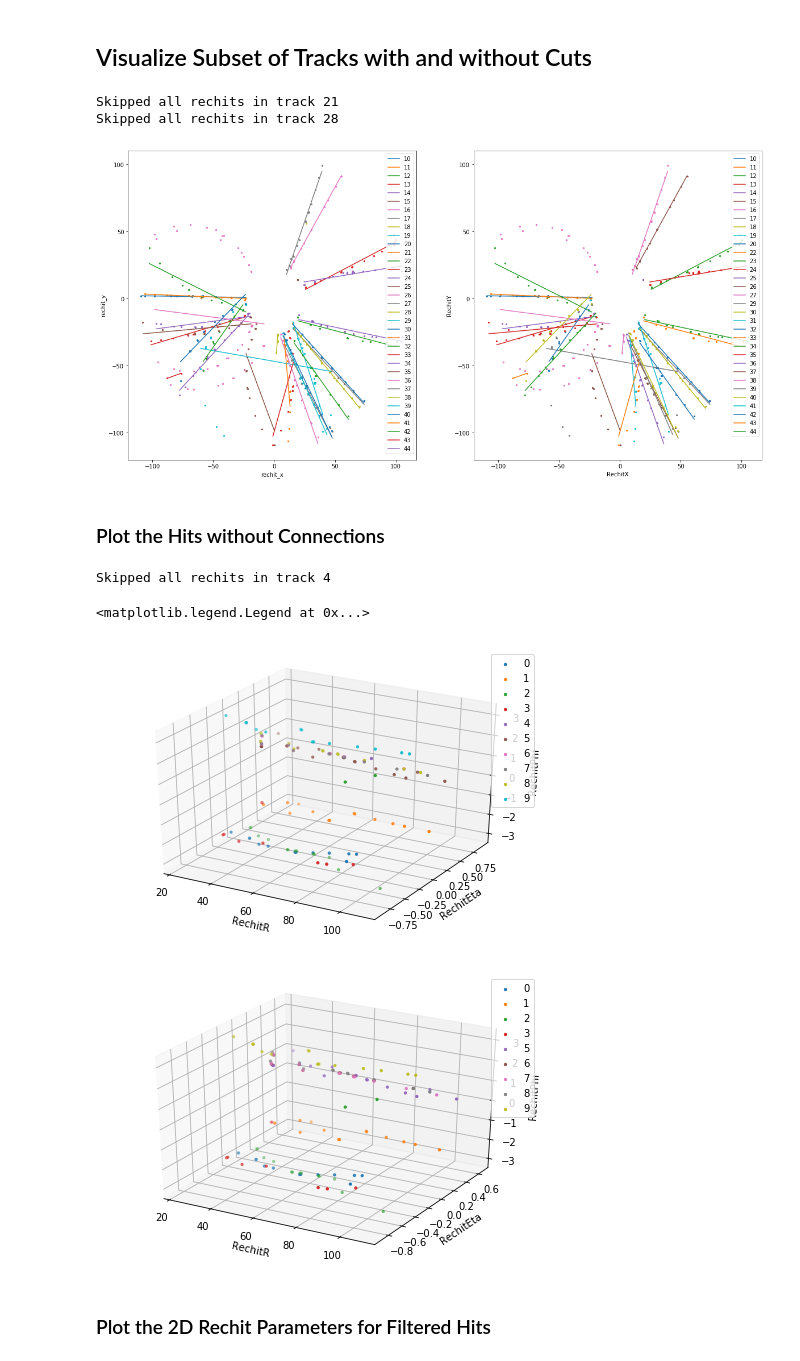
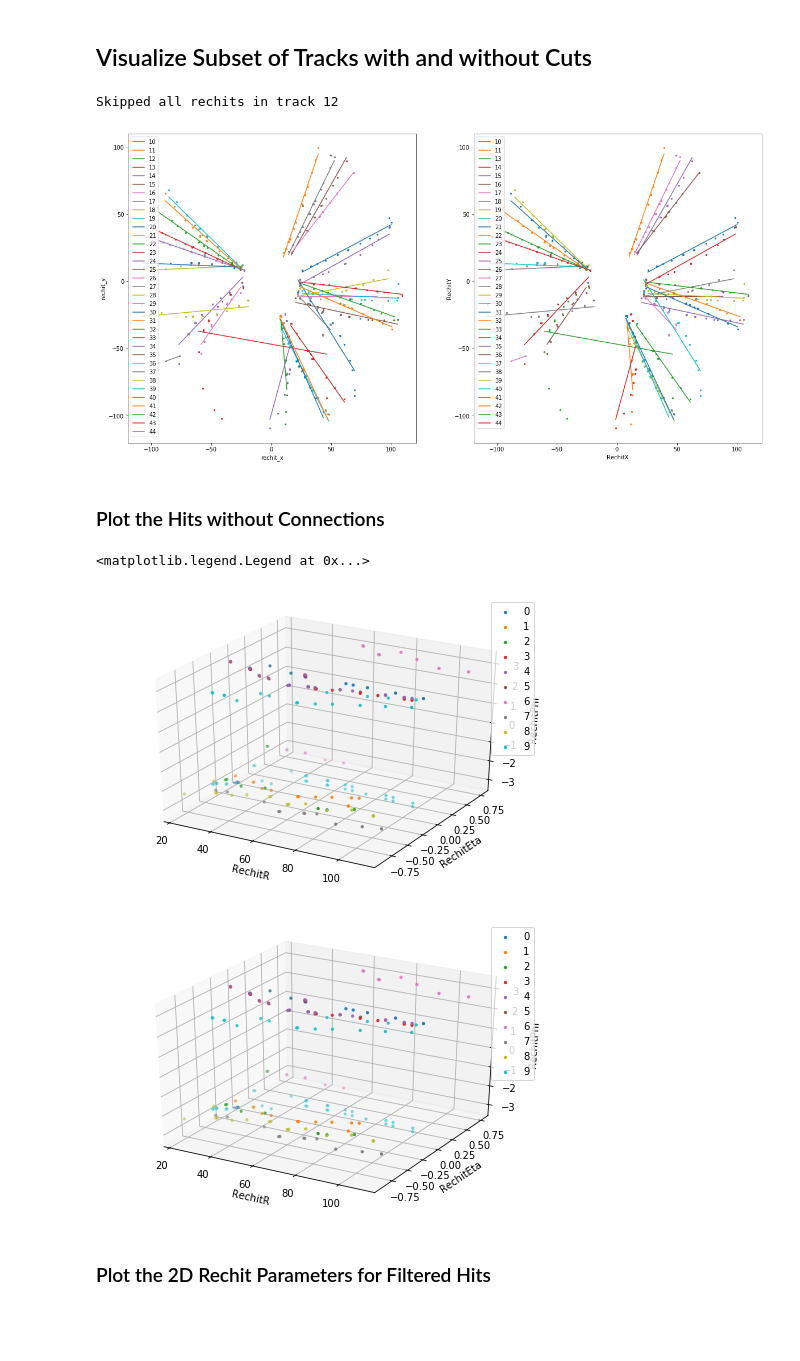
Before and after one commit to SwapneelM/TrackingNtuples, a Jupyter notebook: TrackingNtuples/scripts/Track Reconstruction - Data Preprocessing and Verification.ipynb, the cells around one changed output. Cells and saved outputs as stored; diff of their text form; code cells hidden in the pictures; blank space fills up the shorter version.

Commit message:
Fix indexing by float issue for track plots

```diff
--- a/TrackingNtuples/scripts/Track Reconstruction - Data Preprocessing and Verification.ipynb
+++ b/TrackingNtuples/scripts/Track Reconstruction - Data Preprocessing and Verification.ipynb
@@ -72,8 +72,8 @@ from collections import OrderedDict
 # %% [markdown]
 ## View the Keys in the Imported Data
 # %%
-gen_event_ = "ttbar-100"
-number_of_events_ = 100
+gen_event_ = "ttbar-10"
+number_of_events_ = 10
 outfile_ = "outfile-" + gen_event_ + ".root"
 data_ = uproot.open(outfile_)["ntuples"]["tree"]
 # data_.keys()
@@ -341,7 +341,7 @@ for event_id_ in range(number_of_events_):
     # Retrieve the subset of the global rechit dataframe for this event_id
     rechit_local_range_ = range(len(rechit_global_df_[rechit_global_df_['event_id']==event_id_]))
     rechit_local_id_dict_['rechit_local_id'].extend(rechit_local_range_)
-    if rechit_local_range_[-1] < min_:
+    if rechit_local_range_[-1] < min_num_of_rechits_:
         min_num_of_rechits_ = rechit_local_range_[-1]
 
 # Update the Global Rechit IDs
@@ -1370,9 +1364,8 @@ plt.ylabel('RechitY')
 plt.legend()
 plt.savefig('plots/ttbar-100/track/reconstruction')
 # %% [output]
-Skipped all rechits in track 21
-Skipped all rechits in track 28
+Skipped all rechits in track 12
-[figure, old version]
+[figure, new version]
 # %% [markdown]
 ### Plot the Hits without Connections
 # %%
@@ -1383,6 +1376,7 @@ Skipped all rechits in track 28
 # Set a criteria to filter only tracks matched to hits
 criteria_ = [(len(rechit_id_list_) > 0) for rechit_id_list_ in track_global_df_['rechit_ids']]
 track_matched_hit_ids_ = track_global_df_[criteria_]['rechit_ids']
+track_matched_hit_ids_.index = pd.RangeIndex(len(track_matched_hit_ids_.index))
 
 # Verify that you have selected the correct tracks with matched rechits
 assert len(track_matched_hit_ids_) == len(track_global_df_[track_global_df_['match_count'] > 0]), \
@@ -1403,48 +1397,47 @@ for i in range(tracks_begin_, tracks_end_):
     matched_hit_y_ = []
     matched_hit_z_ = []
     for matched_id_ in track_matched_hit_ids_.iloc[i]:
-        matched_hit_x_.append(rechit_param_global_df_.iloc[matched_id_]['rechit_r'])
-        matched_hit_y_.append(rechit_param_global_df_.iloc[matched_id_]['rechit_eta'])
-        matched_hit_z_.append(rechit_param_global_df_.iloc[matched_id_]['rechit_phi'])
+        matched_hit_x_.append(rechit_param_global_df_.iloc[int(matched_id_)]['rechit_r'])
+        matched_hit_y_.append(rechit_param_global_df_.iloc[int(matched_id_)]['rechit_eta'])
+        matched_hit_z_.append(rechit_param_global_df_.iloc[int(matched_id_)]['rechit_phi'])
     sorted_x_, sorted_y_, sorted_z_ = zip(*sorted(zip(matched_hit_x_, matched_hit_y_, matched_hit_z_)))
     ax_.scatter3D(matched_hit_x_, matched_hit_y_, matched_hit_z_, s=5, label=i)
     #ax_.plot(sorted_x_, sorted_y_, sorted_z_, label=i)# Better visualization
 plt.xlabel('RechitR')
 plt.ylabel('RechitEta')
 ax_.set_zlabel('RechitPhi')
 plt.legend()
 # ax_.scatter3D(concat_simhit_x_, concat_simhit_y_, concat_simhit_z_, s=0.6)
 
 fig_ = plt.figure()
 ax_ = Axes3D(fig_)
 
 for i in range(tracks_begin_, tracks_end_):
     matched_hit_x_ = []
     matched_hit_y_ = []
     matched_hit_z_ = []
     filtered_rechit_ids_from_track_cuts_[i] = []
     for matched_id_ in track_matched_hit_ids_.iloc[i]:
         if matched_id_ in uncut_rechit_id_map_:
-            matched_hit_x_.append(rechit_param_global_df_.iloc[matched_id_]['rechit_r'])
-            matched_hit_y_.append(rechit_param_global_df_.iloc[matched_id_]['rechit_eta'])
-            matched_hit_z_.append(rechit_param_global_df_.iloc[matched_id_]['rechit_phi'])
+            matched_hit_x_.append(rechit_param_global_df_.iloc[int(matched_id_)]['rechit_r'])
+            matched_hit_y_.append(rechit_param_global_df_.iloc[int(matched_id_)]['rechit_eta'])
+            matched_hit_z_.append(rechit_param_global_df_.iloc[int(matched_id_)]['rechit_phi'])
             filtered_rechit_ids_from_track_cuts_[i].append(matched_id_)
     if len(matched_hit_x_) <= 1:
         print "Skipped all rechits in track", i
         continue
     sorted_x_, sorted_y_, sorted_z_ = zip(*sorted(zip(matched_hit_x_, matched_hit_y_, matched_hit_z_)))
     # REMOVED Y AXIS ENTIRELY (R-PHI) -------------------------------------------------------------------------
     ax_.scatter(matched_hit_x_, matched_hit_y_, matched_hit_z_, s=5, label=i)
     #ax_.plot(sorted_x_, sorted_y_, sorted_x_, sorted_z_, label=i)# Better visualization
 plt.xlabel('RechitR')
 plt.ylabel('RechitEta')
 ax_.set_zlabel('RechitPhi')
 plt.legend()
 # %% [output]
-Skipped all rechits in track 4
+<matplotlib.legend.Legend at 0x...>
-<matplotlib.legend.Legend at 0x...>
-[figure, old version]
+[figure, new version]
-[figure, old version]
+[figure, new version]
 # %% [markdown]
 ### Plot the 2D Rechit Parameters for Filtered Hits
 # %%
```
Also changed, not shown: parts of 48 cells of this notebook, 37 other files.
